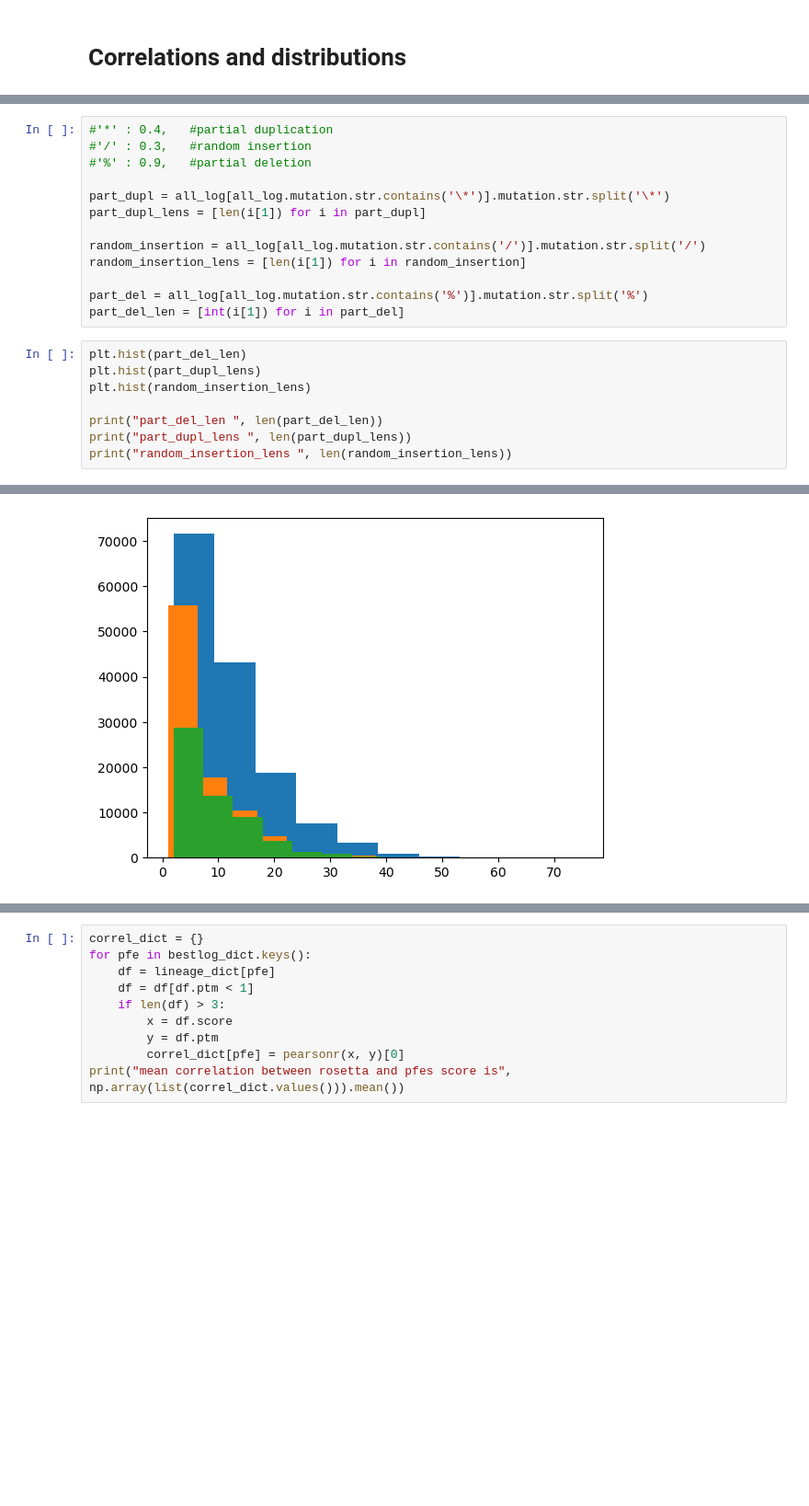
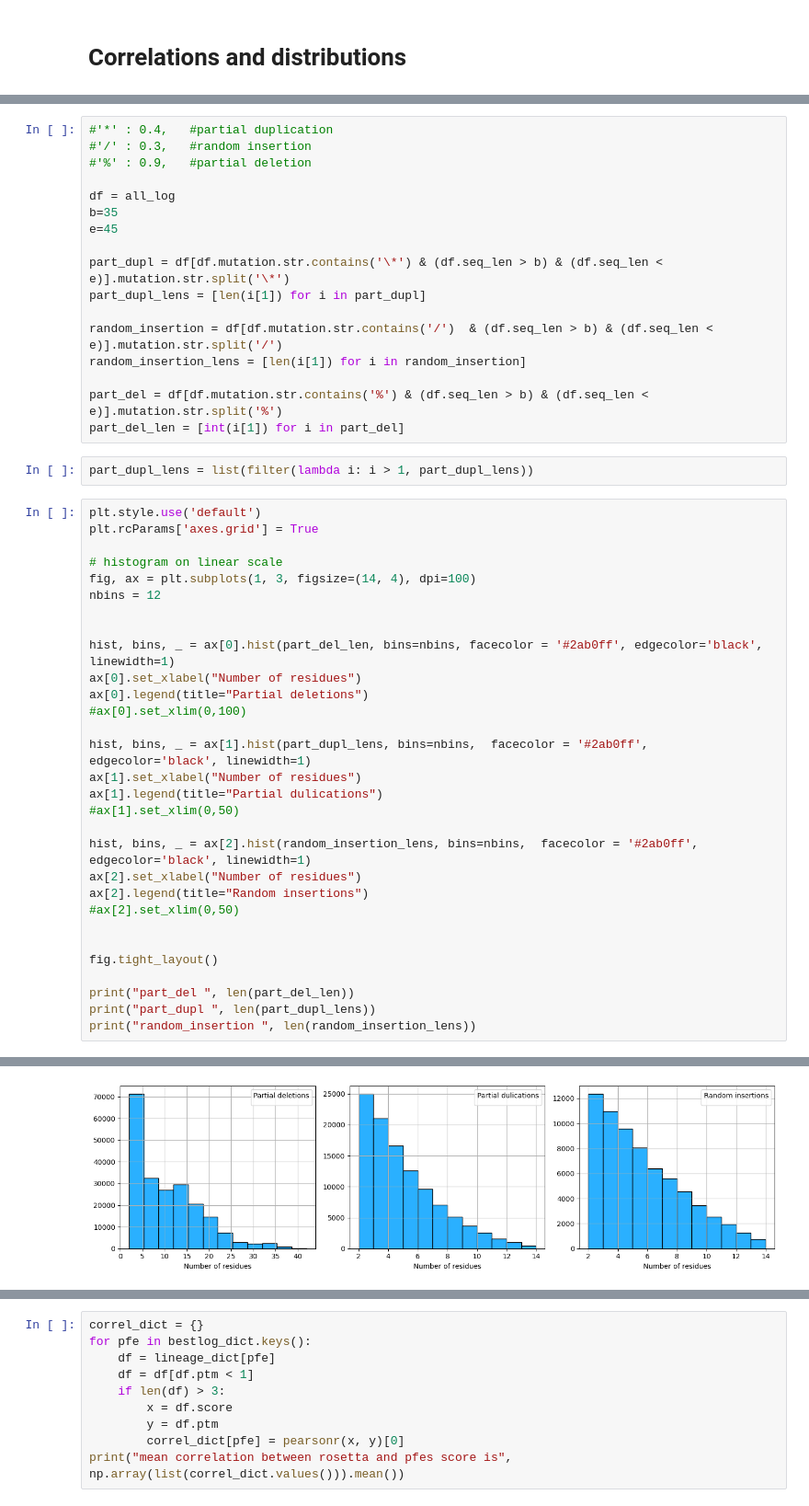
Before and after one commit to sahakyanhk/pfes, a Jupyter notebook: jupyter/psef_stat.ipynb, the cells around one changed output, grey strips where cells are left out. Shown at 92% size. Cells and saved outputs as stored; diff of their text form; blank space fills up the shorter version.

```diff
--- a/jupyter/psef_stat.ipynb
+++ b/jupyter/psef_stat.ipynb
@@ -91,20 +67,48 @@ len all_log 13607500
 #'/' : 0.3,   #random insertion
 #'%' : 0.9,   #partial deletion
 
-part_dupl = all_log[all_log.mutation.str.contains('\*')].mutation.str.split('\*')
+df = all_log
+b=35
+e=45
+
+part_dupl = df[df.mutation.str.contains('\*') & (df.seq_len > b) & (df.seq_len < e)].mutation.str.split('\*')
 part_dupl_lens = [len(i[1]) for i in part_dupl]
 
-random_insertion = all_log[all_log.mutation.str.contains('/')].mutation.str.split('/')
+random_insertion = df[df.mutation.str.contains('/')  & (df.seq_len > b) & (df.seq_len < e)].mutation.str.split('/')
 random_insertion_lens = [len(i[1]) for i in random_insertion]
 
-part_del = all_log[all_log.mutation.str.contains('%')].mutation.str.split('%')
+part_del = df[df.mutation.str.contains('%') & (df.seq_len > b) & (df.seq_len < e)].mutation.str.split('%')
 part_del_len = [int(i[1]) for i in part_del]
+# %%
+part_dupl_lens = list(filter(lambda i: i > 1, part_dupl_lens))
 # %%
-plt.hist(part_del_len)
-plt.hist(part_dupl_lens)
-plt.hist(random_insertion_lens)
+plt.style.use('default')
+plt.rcParams['axes.grid'] = True
 
-print("part_del_len ", len(part_del_len))
-print("part_dupl_lens ", len(part_dupl_lens))
-print("random_insertion_lens ", len(random_insertion_lens))
+# histogram on linear scale
+fig, ax = plt.subplots(1, 3, figsize=(14, 4), dpi=100)
+nbins = 12
+
+
+hist, bins, _ = ax[0].hist(part_del_len, bins=nbins, facecolor = '#2ab0ff', edgecolor='black', linewidth=1)
+ax[0].set_xlabel("Number of residues")
+ax[0].legend(title="Partial deletions")
+#ax[0].set_xlim(0,100)
+
+hist, bins, _ = ax[1].hist(part_dupl_lens, bins=nbins,  facecolor = '#2ab0ff', edgecolor='black', linewidth=1)
+ax[1].set_xlabel("Number of residues")
+ax[1].legend(title="Partial dulications")
+#ax[1].set_xlim(0,50)
+
+hist, bins, _ = ax[2].hist(random_insertion_lens, bins=nbins,  facecolor = '#2ab0ff', edgecolor='black', linewidth=1)
+ax[2].set_xlabel("Number of residues")
+ax[2].legend(title="Random insertions")
+#ax[2].set_xlim(0,50)
+
+
+fig.tight_layout()
+
+print("part_del ", len(part_del_len))
+print("part_dupl ", len(part_dupl_lens))
+print("random_insertion ", len(random_insertion_lens))
 # %% [output]
@@ -114 +121 @@ random_insertion_lens  57600
-[figure, old version]
+[figure, new version]
```
Also changed, not shown: parts of 31 cells of this notebook, 5 other files.
